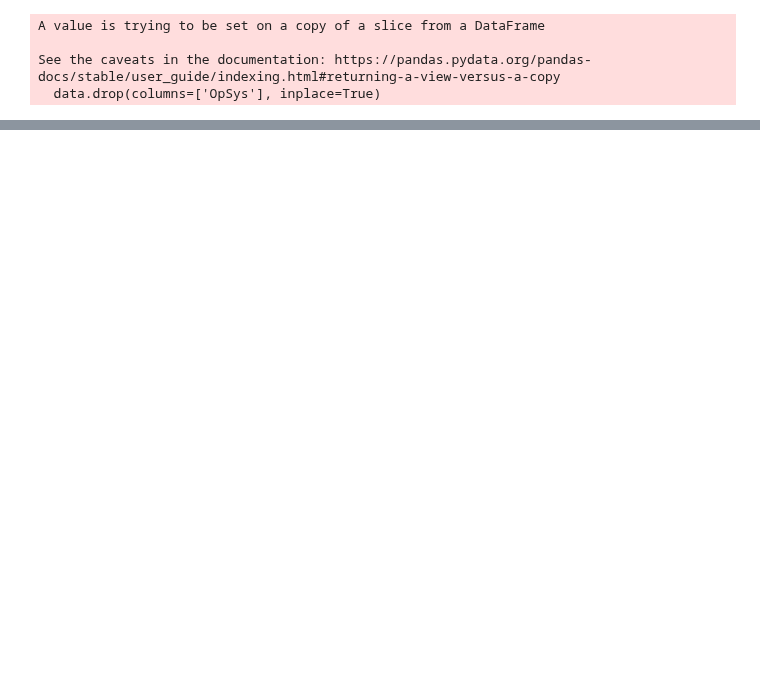
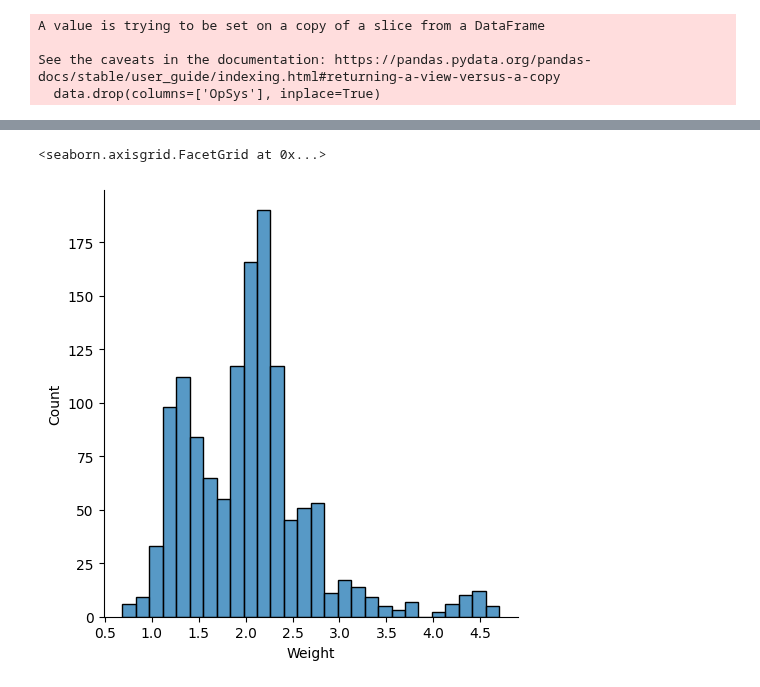
Before and after one commit to John-5014/Laptop_Price_Prediction, a Jupyter notebook: Laptop_Price_Predictor.ipynb, the cells around one changed output, grey strips where cells are left out. Drawn from its saved outputs; the diff is of its cells as text; code cells hidden in the pictures; blank space fills up the shorter version.

```diff
--- a/Laptop_Price_Predictor.ipynb
+++ b/Laptop_Price_Predictor.ipynb
@@ -668,0 +675,5 @@ data.head()
+# %%
+sns.displot(data["Weight"])
+# %% [output]
+<seaborn.axisgrid.FacetGrid at 0x...>
+[figure, added]
```
Also changed, not shown: parts of 5 cells of this notebook.
